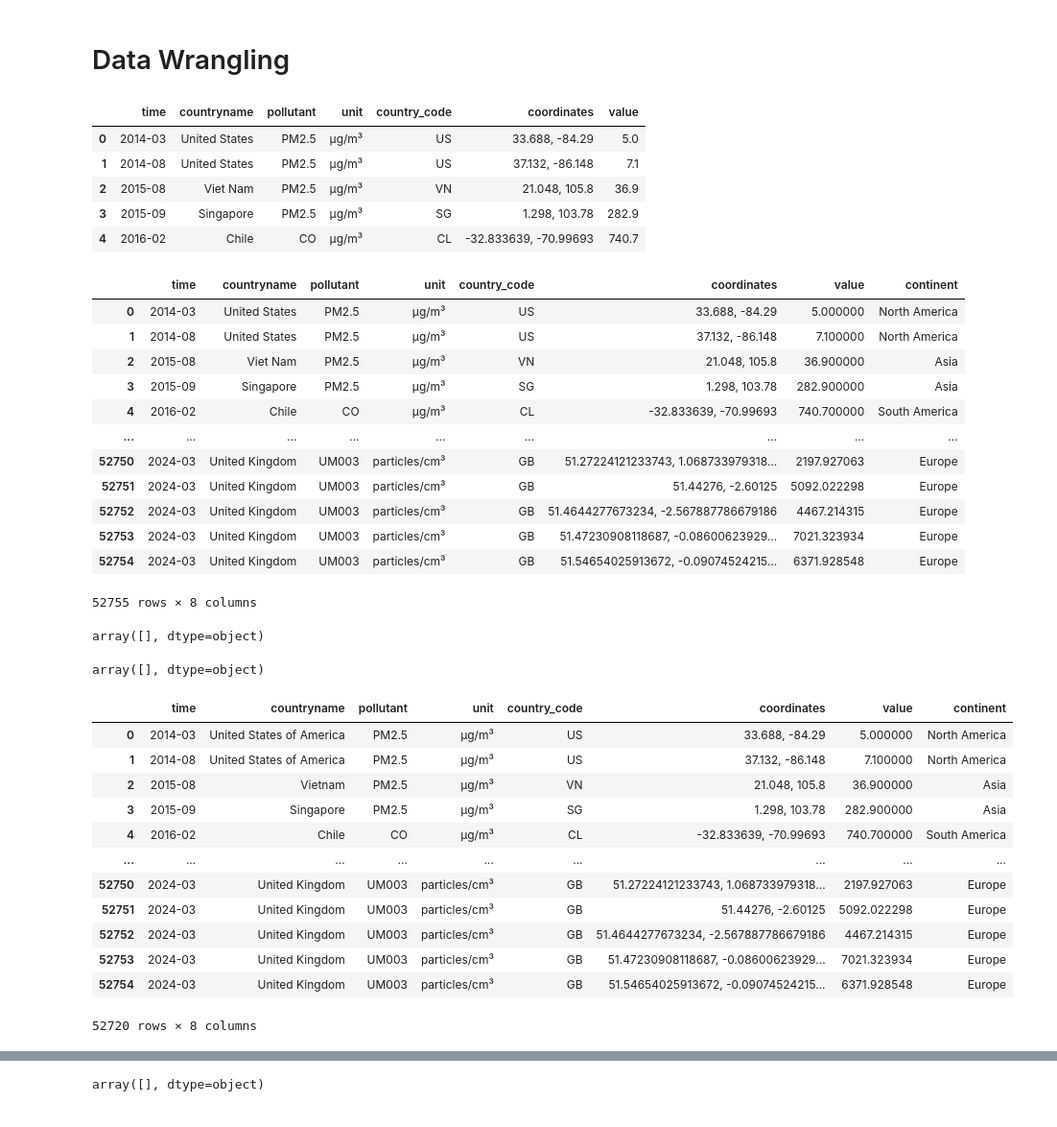
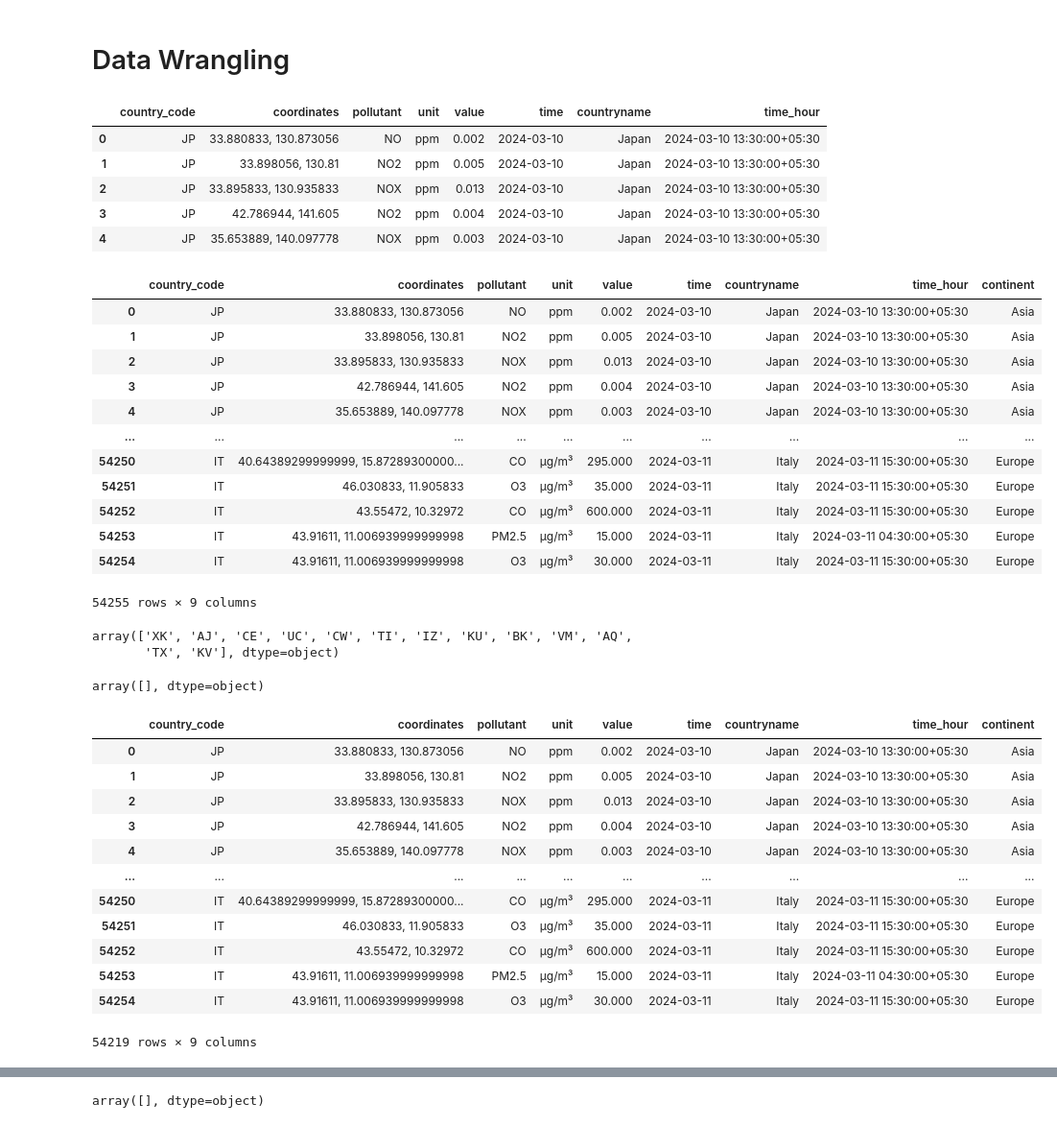
Before and after one commit to UBC-MDS/DSCI-532_2024_2_pollution-tracker, a Jupyter notebook: notebooks/wrangling.ipynb, the cells around one changed output, grey strips where cells are left out. Shown at 96% size. Saved outputs shown, nothing was run; the diff lists cells and outputs as text; code cells hidden in the pictures.

```diff
--- a/notebooks/wrangling.ipynb
+++ b/notebooks/wrangling.ipynb
@@ -18,21 +18,17 @@ data = data.rename(columns={'Last Updated': 'time',
                      'Unit': 'unit',
                      'Country Code': 'country_code'})
 
-data['time'] = pd.to_datetime(data['time'])
-data['time'] = data['time'].dt.to_period('M')
-data = data.groupby(['time', 'countryname', 'pollutant', 'unit', 'country_code', 'coordinates']).agg(
-    value=('value', 'sum')
-).reset_index()
+data['time_hour'] =  pd.to_datetime(data['time'])
 
-
+data['time'] = pd.to_datetime(data['time']).dt.date
 data.head()
 # %% [output]
-|  | time | countryname | pollutant | unit | country_code | coordinates | value |
-| 0 | 2014-03 | United States | PM2.5 | µg/m³ | US | 33.688, -84.29 | 5.0 |
-| 1 | 2014-08 | United States | PM2.5 | µg/m³ | US | 37.132, -86.148 | 7.1 |
-| 2 | 2015-08 | Viet Nam | PM2.5 | µg/m³ | VN | 21.048, 105.8 | 36.9 |
-| 3 | 2015-09 | Singapore | PM2.5 | µg/m³ | SG | 1.298, 103.78 | 282.9 |
-| 4 | 2016-02 | Chile | CO | µg/m³ | CL | -32.833639, -70.99693 | 740.7 |
+|  | country_code | coordinates | pollutant | unit | value | time | countryname | time_hour |
+| 0 | JP | 33.880833, 130.873056 | NO | ppm | 0.002 | 2024-03-10 | Japan | 2024-03-10 13:30:00+05:30 |
+| 1 | JP | 33.898056, 130.81 | NO2 | ppm | 0.005 | 2024-03-10 | Japan | 2024-03-10 13:30:00+05:30 |
+| 2 | JP | 33.895833, 130.935833 | NOX | ppm | 0.013 | 2024-03-10 | Japan | 2024-03-10 13:30:00+05:30 |
+| 3 | JP | 42.786944, 141.605 | NO2 | ppm | 0.004 | 2024-03-10 | Japan | 2024-03-10 13:30:00+05:30 |
+| 4 | JP | 35.653889, 140.097778 | NOX | ppm | 0.003 | 2024-03-10 | Japan | 2024-03-10 13:30:00+05:30 |
 # %%
 # Create continent column
 def get_continent(country_code):
@@ -46,23 +42,24 @@ def get_continent(country_code):
 data['continent'] = data.apply(lambda row: get_continent(row['country_code']), axis=1)
 data
 # %% [output]
-|  | time | countryname | pollutant | unit | country_code | coordinates | value | continent |
-| 0 | 2014-03 | United States | PM2.5 | µg/m³ | US | 33.688, -84.29 | 5.000000 | North America |
-| 1 | 2014-08 | United States | PM2.5 | µg/m³ | US | 37.132, -86.148 | 7.100000 | North America |
-| 2 | 2015-08 | Viet Nam | PM2.5 | µg/m³ | VN | 21.048, 105.8 | 36.900000 | Asia |
-| 3 | 2015-09 | Singapore | PM2.5 | µg/m³ | SG | 1.298, 103.78 | 282.900000 | Asia |
-| 4 | 2016-02 | Chile | CO | µg/m³ | CL | -32.833639, -70.99693 | 740.700000 | South America |
-| ... | ... | ... | ... | ... | ... | ... | ... | ... |
-| 52750 | 2024-03 | United Kingdom | UM003 | particles/cm³ | GB | 51.27224121233743, 1.068733979318... | 2197.927063 | Europe |
-| 52751 | 2024-03 | United Kingdom | UM003 | particles/cm³ | GB | 51.44276, -2.60125 | 5092.022298 | Europe |
-| 52752 | 2024-03 | United Kingdom | UM003 | particles/cm³ | GB | 51.4644277673234, -2.567887786679186 | 4467.214315 | Europe |
-| 52753 | 2024-03 | United Kingdom | UM003 | particles/cm³ | GB | 51.47230908118687, -0.08600623929... | 7021.323934 | Europe |
-| 52754 | 2024-03 | United Kingdom | UM003 | particles/cm³ | GB | 51.54654025913672, -0.09074524215... | 6371.928548 | Europe |
+|  | country_code | coordinates | pollutant | unit | value | time | countryname | time_hour | continent |
+| 0 | JP | 33.880833, 130.873056 | NO | ppm | 0.002 | 2024-03-10 | Japan | 2024-03-10 13:30:00+05:30 | Asia |
+| 1 | JP | 33.898056, 130.81 | NO2 | ppm | 0.005 | 2024-03-10 | Japan | 2024-03-10 13:30:00+05:30 | Asia |
+| 2 | JP | 33.895833, 130.935833 | NOX | ppm | 0.013 | 2024-03-10 | Japan | 2024-03-10 13:30:00+05:30 | Asia |
+| 3 | JP | 42.786944, 141.605 | NO2 | ppm | 0.004 | 2024-03-10 | Japan | 2024-03-10 13:30:00+05:30 | Asia |
+| 4 | JP | 35.653889, 140.097778 | NOX | ppm | 0.003 | 2024-03-10 | Japan | 2024-03-10 13:30:00+05:30 | Asia |
+| ... | ... | ... | ... | ... | ... | ... | ... | ... | ... |
+| 54250 | IT | 40.64389299999999, 15.87289300000... | CO | µg/m³ | 295.000 | 2024-03-11 | Italy | 2024-03-11 15:30:00+05:30 | Europe |
+| 54251 | IT | 46.030833, 11.905833 | O3 | µg/m³ | 35.000 | 2024-03-11 | Italy | 2024-03-11 15:30:00+05:30 | Europe |
+| 54252 | IT | 43.55472, 10.32972 | CO | µg/m³ | 600.000 | 2024-03-11 | Italy | 2024-03-11 15:30:00+05:30 | Europe |
+| 54253 | IT | 43.91611, 11.006939999999998 | PM2.5 | µg/m³ | 15.000 | 2024-03-11 | Italy | 2024-03-11 04:30:00+05:30 | Europe |
+| 54254 | IT | 43.91611, 11.006939999999998 | O3 | µg/m³ | 30.000 | 2024-03-11 | Italy | 2024-03-11 15:30:00+05:30 | Europe |
-52755 rows × 8 columns
+54255 rows × 9 columns
 # %%
 data[data['countryname'].isnull()]['country_code'].unique()
 # %% [output]
-array([], dtype=object)
+array(['XK', 'AJ', 'CE', 'UC', 'CW', 'TI', 'IZ', 'KU', 'BK', 'VM', 'AQ',
+       'TX', 'KV'], dtype=object)
 # %%
 # Impute missing country names from country code
 data.loc[(data['country_code'] == 'XK') & (data['countryname'].isnull()), 'countryname'] = 'Kosovo'
@@ -88,39 +85,39 @@ array([], dtype=object)
 # %%
 correction_mapping = {
     "Czech Republic": "Czechia",
     "Russian Federation": "Russia",
     "Macedonia, The former Yugoslav Rep. of": "North Macedonia",
     "Taiwan, China": "Taiwan",
     "United States": "United States of America",
     "Lao People's Dem. Rep.": "Laos",
     "Moldova, Republic of": "Moldova",
     "Serbia": "Republic of Serbia",
     "Hong Kong, China": "China",  # Assuming you want to map Hong Kong to China
     "West Bank and Gaza Strip": "Palestine",  # Assuming mapping to Palestine
     "Viet Nam": "Vietnam"
 }
 
 data['countryname'] = data['countryname'].apply(lambda x: correction_mapping.get(x, x))
 
-countries_to_drop = ['Andorra', 'Gibraltar', 'Malta']
+countries_to_drop = ['Andorra', 'Gibraltar', 'Malta', 'USSR']
 filtered_data = data[~data['countryname'].isin(countries_to_drop)]
 
 data = filtered_data
 data
 # %% [output]
-|  | time | countryname | pollutant | unit | country_code | coordinates | value | continent |
-| 0 | 2014-03 | United States of America | PM2.5 | µg/m³ | US | 33.688, -84.29 | 5.000000 | North America |
-| 1 | 2014-08 | United States of America | PM2.5 | µg/m³ | US | 37.132, -86.148 | 7.100000 | North America |
-| 2 | 2015-08 | Vietnam | PM2.5 | µg/m³ | VN | 21.048, 105.8 | 36.900000 | Asia |
-| 3 | 2015-09 | Singapore | PM2.5 | µg/m³ | SG | 1.298, 103.78 | 282.900000 | Asia |
-| 4 | 2016-02 | Chile | CO | µg/m³ | CL | -32.833639, -70.99693 | 740.700000 | South America |
-| ... | ... | ... | ... | ... | ... | ... | ... | ... |
-| 52750 | 2024-03 | United Kingdom | UM003 | particles/cm³ | GB | 51.27224121233743, 1.068733979318... | 2197.927063 | Europe |
-| 52751 | 2024-03 | United Kingdom | UM003 | particles/cm³ | GB | 51.44276, -2.60125 | 5092.022298 | Europe |
-| 52752 | 2024-03 | United Kingdom | UM003 | particles/cm³ | GB | 51.4644277673234, -2.567887786679186 | 4467.214315 | Europe |
-| 52753 | 2024-03 | United Kingdom | UM003 | particles/cm³ | GB | 51.47230908118687, -0.08600623929... | 7021.323934 | Europe |
-| 52754 | 2024-03 | United Kingdom | UM003 | particles/cm³ | GB | 51.54654025913672, -0.09074524215... | 6371.928548 | Europe |
+|  | country_code | coordinates | pollutant | unit | value | time | countryname | time_hour | continent |
+| 0 | JP | 33.880833, 130.873056 | NO | ppm | 0.002 | 2024-03-10 | Japan | 2024-03-10 13:30:00+05:30 | Asia |
+| 1 | JP | 33.898056, 130.81 | NO2 | ppm | 0.005 | 2024-03-10 | Japan | 2024-03-10 13:30:00+05:30 | Asia |
+| 2 | JP | 33.895833, 130.935833 | NOX | ppm | 0.013 | 2024-03-10 | Japan | 2024-03-10 13:30:00+05:30 | Asia |
+| 3 | JP | 42.786944, 141.605 | NO2 | ppm | 0.004 | 2024-03-10 | Japan | 2024-03-10 13:30:00+05:30 | Asia |
+| 4 | JP | 35.653889, 140.097778 | NOX | ppm | 0.003 | 2024-03-10 | Japan | 2024-03-10 13:30:00+05:30 | Asia |
+| ... | ... | ... | ... | ... | ... | ... | ... | ... | ... |
+| 54250 | IT | 40.64389299999999, 15.87289300000... | CO | µg/m³ | 295.000 | 2024-03-11 | Italy | 2024-03-11 15:30:00+05:30 | Europe |
+| 54251 | IT | 46.030833, 11.905833 | O3 | µg/m³ | 35.000 | 2024-03-11 | Italy | 2024-03-11 15:30:00+05:30 | Europe |
+| 54252 | IT | 43.55472, 10.32972 | CO | µg/m³ | 600.000 | 2024-03-11 | Italy | 2024-03-11 15:30:00+05:30 | Europe |
+| 54253 | IT | 43.91611, 11.006939999999998 | PM2.5 | µg/m³ | 15.000 | 2024-03-11 | Italy | 2024-03-11 04:30:00+05:30 | Europe |
+| 54254 | IT | 43.91611, 11.006939999999998 | O3 | µg/m³ | 30.000 | 2024-03-11 | Italy | 2024-03-11 15:30:00+05:30 | Europe |
-52720 rows × 8 columns
+54219 rows × 9 columns
 # %%
 # Check for missing names
 data[data['continent'].isnull()]['countryname'].unique()
```
Also changed, not shown: parts of 14 cells of this notebook, 4 other files.
